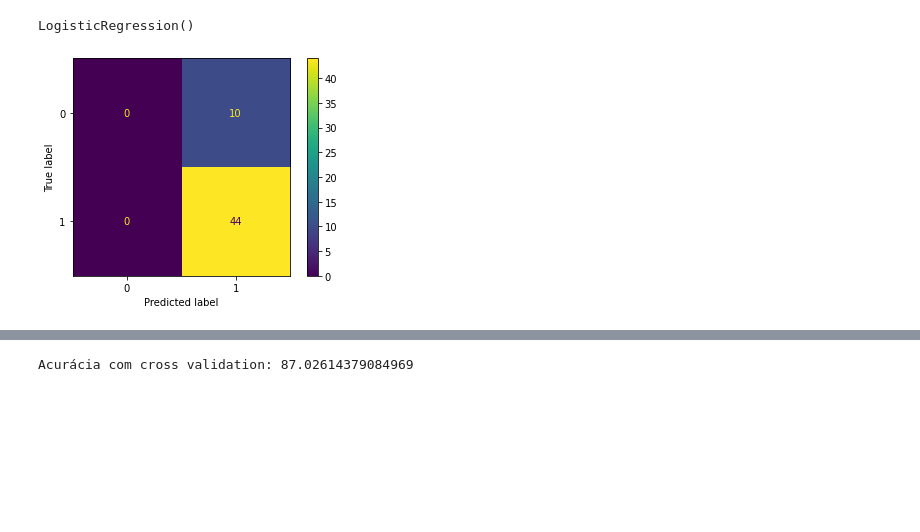
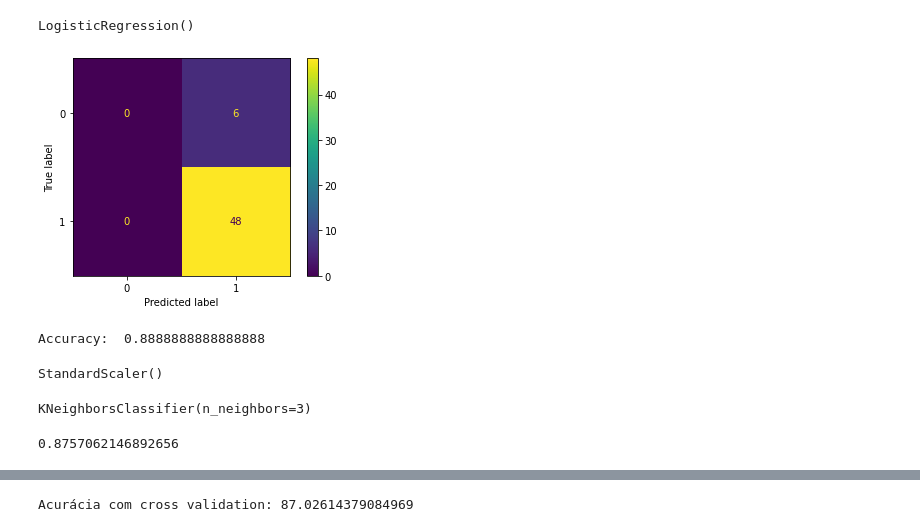
Before and after one commit to marcmec/PrognosticSepsis, a Jupyter notebook: Visualizacao_de_dados.ipynb, the cells around one changed output, grey strips where cells are left out. Cells and saved outputs as stored; diff of their text form; code cells hidden in the pictures; blank space fills up the shorter version.

```diff
--- a/Visualizacao_de_dados.ipynb
+++ b/Visualizacao_de_dados.ipynb
@@ -57,8 +57,10 @@ print(apacheAdmit)
 # %%
 # X = apacheAdmit[["actualhospitalmortality",'txMortality']]
 # y = apacheAdmit['hospitaldischargeoffset']
-X = apacheAdmit[["hospitaldischargeoffset","gender",'txMortality']]
-y = apacheAdmit['actualhospitalmortality']
+X = apacheAdmit[["actualhospitalmortality","gender",'txMortality']]
+y = apacheAdmit['hospitaldischargeoffset']
+# # X = apacheAdmit[["hospitaldischargeoffset","gender",'txMortality']]
+# # y = apacheAdmit['actualhospitalmortality']
 # X = apacheAdmit[["hospitaldischargeoffset",'txMortality']]
 # y = apacheAdmit['actualhospitalmortality']
 
@@ -72,24 +74,31 @@ LogisticRegression()
 # %%
 logistic_regression= LogisticRegression()
 logistic_regression.fit(X_train,y_train)
-y_pred=logistic_regression.predict(X_test)
+y_predrl=logistic_regression.predict(X_test)
 # %%
-plot_confusion_matrix(logistic_regression, X_test, y_test)
+# plot_confusion_matrix(logistic_regression, X_test, y_test)
+metrics.ConfusionMatrixDisplay.from_predictions(y_test, y_predrl)
 plt.show()
 # %% [output]
-[figure, old version]
+[figure, new version]
 # %%
-print('Accuracy: ',metrics.accuracy_score(y_test, y_pred))
+print('Accuracy: ',metrics.accuracy_score(y_test, y_predrl))
 plt.show()
+# %% [output]
+Accuracy:  0.8888888888888888
 # %%
 logistic_regression.score(X,y)
 # %%
 scaler = StandardScaler()
 scaler.fit(X_train)
+# %% [output]
+StandardScaler()
 # %%
 X_train = scaler.transform(X_train)
 X_test = scaler.transform(X_test)
 # %%
-classifier = KNeighborsClassifier(n_neighbors=3)
-classifier.fit(X_train, y_train)
+knn_class = KNeighborsClassifier(n_neighbors=3)
+knn_class.fit(X_train, y_train)
+# %% [output]
+KNeighborsClassifier(n_neighbors=3)
 # %%
@@ -99,3 +108,5 @@ print(y_pred)
 # %%
-classifier.score(X,y)
+knn_class.score(X,y)
+# %% [output]
+0.8757062146892656
 # %%
```
Also changed, not shown: parts of 9 cells of this notebook.
